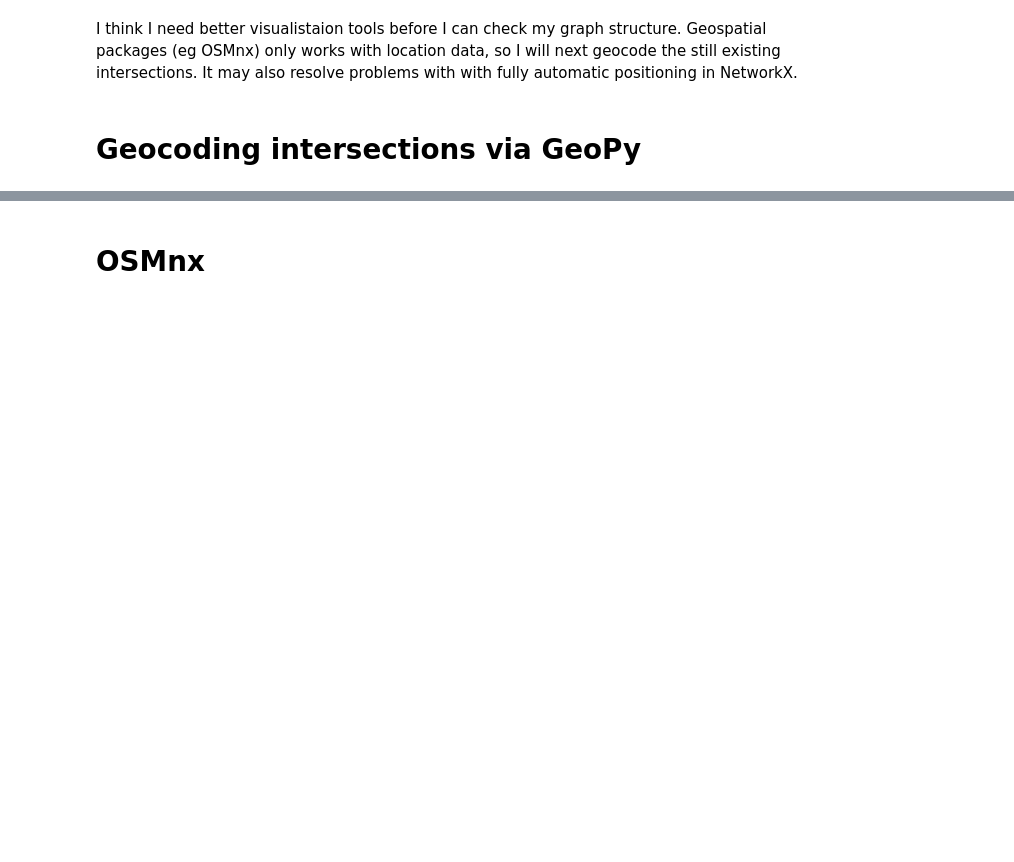
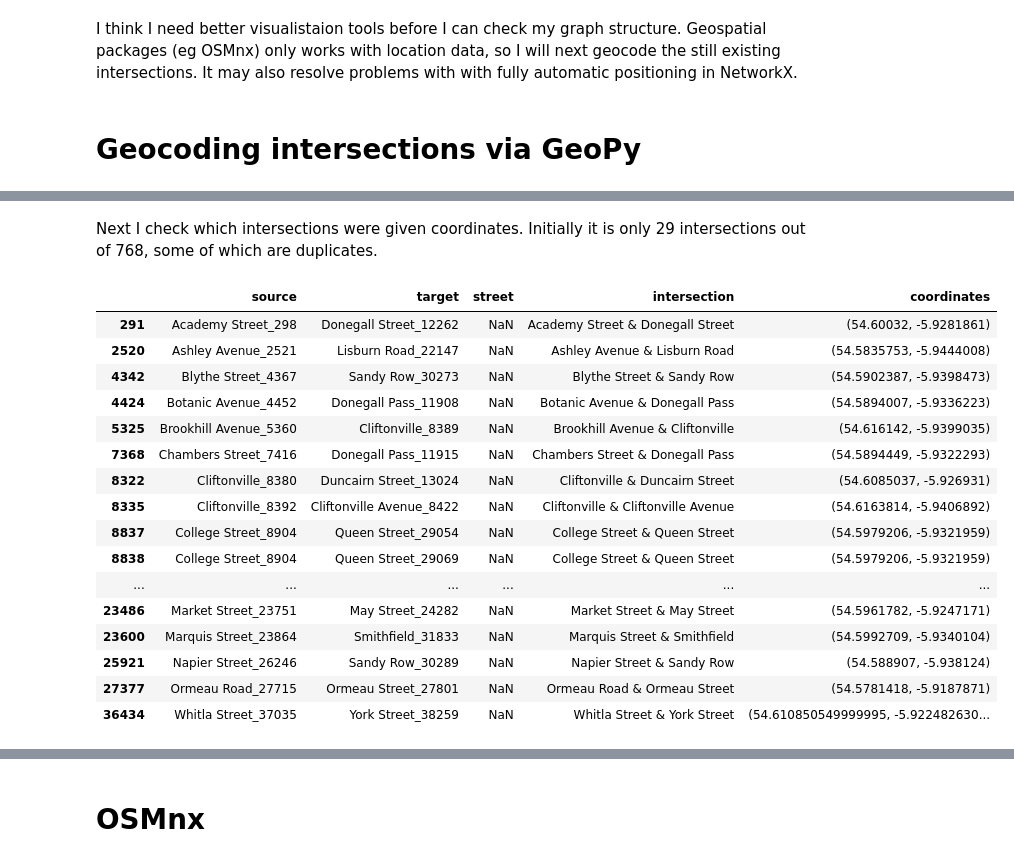
Before and after one commit to sian0x0/Map-Extinct-Addresses, a Jupyter notebook: extract.ipynb, the cells around one changed output, grey strips where cells are left out. Drawn from its saved outputs; the diff is of its cells as text; code cells hidden in the pictures; blank space fills up the shorter version.

```diff
--- a/extract.ipynb
+++ b/extract.ipynb
@@ -442,0 +445,16 @@ I think I need better visualistaion tools before I can check my graph structure.
+# %%
+df_intersection_edges_nominatim = df_edges[pd.isna(df_edges['street'])].copy()
+
+# prepare intersection names with '&'
+df_intersection_edges_nominatim['intersection'] = (df_intersection_edges_nominatim['source'].str.split('_').str[0] +
+    ' & ' + df_intersection_edges_nominatim['target'].str.split('_').str[0])
+
+# geocode
+geolocator = Nominatim(user_agent="extinct_belfast_streets", timeout=15)
+
+def geocode_intersection(intersection):
+    location = geolocator.geocode(intersection + ", Belfast, UK")
+    return (location.latitude, location.longitude) if location else None
+
+df_intersection_edges_nominatim['coordinates'] = df_intersection_edges_nominatim['intersection'].apply(geocode_intersection)
+df_intersection_edges_nominatim
@@ -442,0 +475,22 @@ I think I need better visualistaion tools before I can check my graph structure.
+# %% [markdown]
+Next I check which intersections were given coordinates. Initially it is only 29 intersections out of 768, some of which are duplicates.
+# %%
+df_intersection_edges_nominatim[pd.notna(df_intersection_edges_nominatim['coordinates'])]
+# %% [output]
+|  | source | target | street | intersection | coordinates |
+| 291 | Academy Street_298 | Donegall Street_12262 | NaN | Academy Street & Donegall Street | (54.60032, -5.9281861) |
+| 2520 | Ashley Avenue_2521 | Lisburn Road_22147 | NaN | Ashley Avenue & Lisburn Road | (54.5835753, -5.9444008) |
+| 4342 | Blythe Street_4367 | Sandy Row_30273 | NaN | Blythe Street & Sandy Row | (54.5902387, -5.9398473) |
+| 4424 | Botanic Avenue_4452 | Donegall Pass_11908 | NaN | Botanic Avenue & Donegall Pass | (54.5894007, -5.9336223) |
+| 5325 | Brookhill Avenue_5360 | Cliftonville_8389 | NaN | Brookhill Avenue & Cliftonville | (54.616142, -5.9399035) |
+| 7368 | Chambers Street_7416 | Donegall Pass_11915 | NaN | Chambers Street & Donegall Pass | (54.5894449, -5.9322293) |
+| 8322 | Cliftonville_8380 | Duncairn Street_13024 | NaN | Cliftonville & Duncairn Street | (54.6085037, -5.926931) |
+| 8335 | Cliftonville_8392 | Cliftonville Avenue_8422 | NaN | Cliftonville & Cliftonville Avenue | (54.6163814, -5.9406892) |
+| 8837 | College Street_8904 | Queen Street_29054 | NaN | College Street & Queen Street | (54.5979206, -5.9321959) |
+| 8838 | College Street_8904 | Queen Street_29069 | NaN | College Street & Queen Street | (54.5979206, -5.9321959) |
+| ... | ... | ... | ... | ... | ... |
+| 23486 | Market Street_23751 | May Street_24282 | NaN | Market Street & May Street | (54.5961782, -5.9247171) |
+| 23600 | Marquis Street_23864 | Smithfield_31833 | NaN | Marquis Street & Smithfield | (54.5992709, -5.9340104) |
+| 25921 | Napier Street_26246 | Sandy Row_30289 | NaN | Napier Street & Sandy Row | (54.588907, -5.938124) |
+| 27377 | Ormeau Road_27715 | Ormeau Street_27801 | NaN | Ormeau Road & Ormeau Street | (54.5781418, -5.9187871) |
+| 36434 | Whitla Street_37035 | York Street_38259 | NaN | Whitla Street & York Street | (54.610850549999995, -5.922482630... |
```
Also changed, not shown: parts of 30 cells of this notebook.
